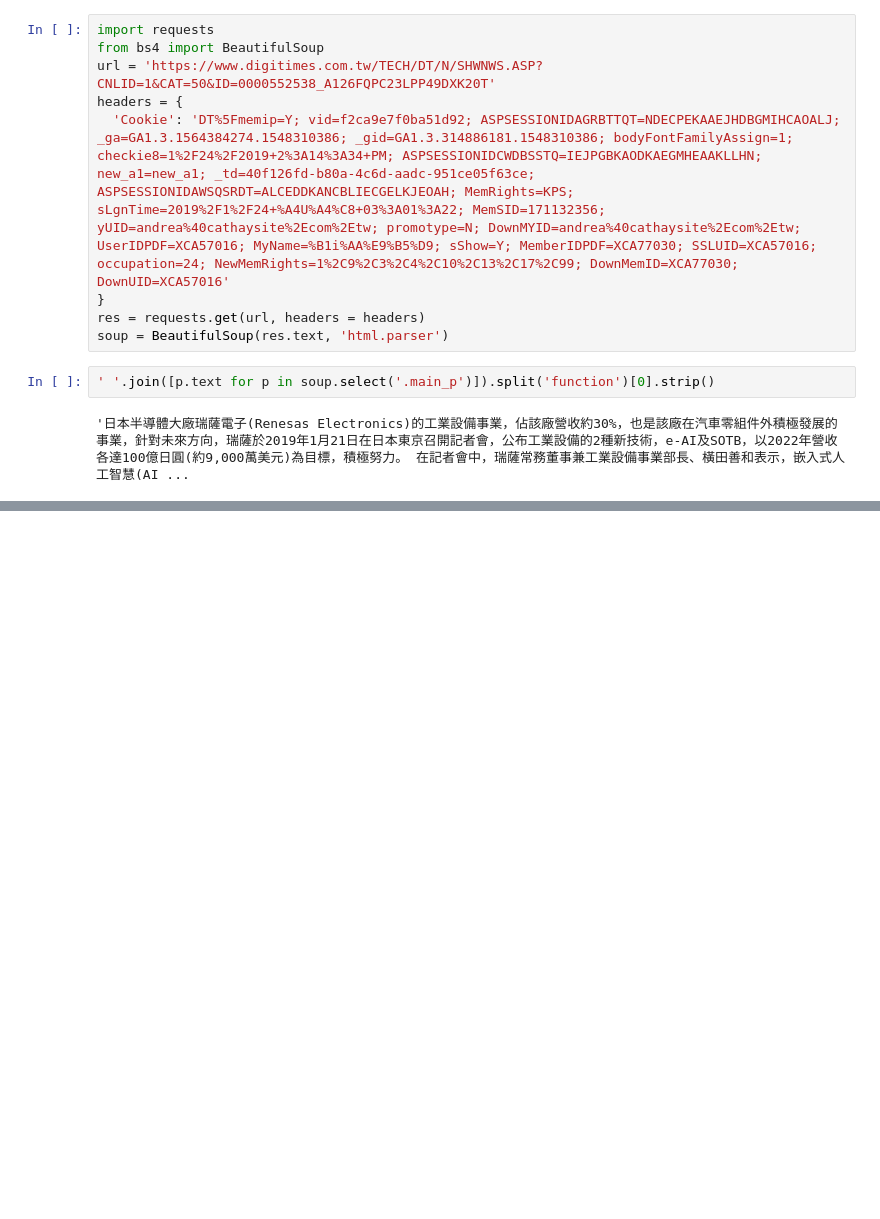
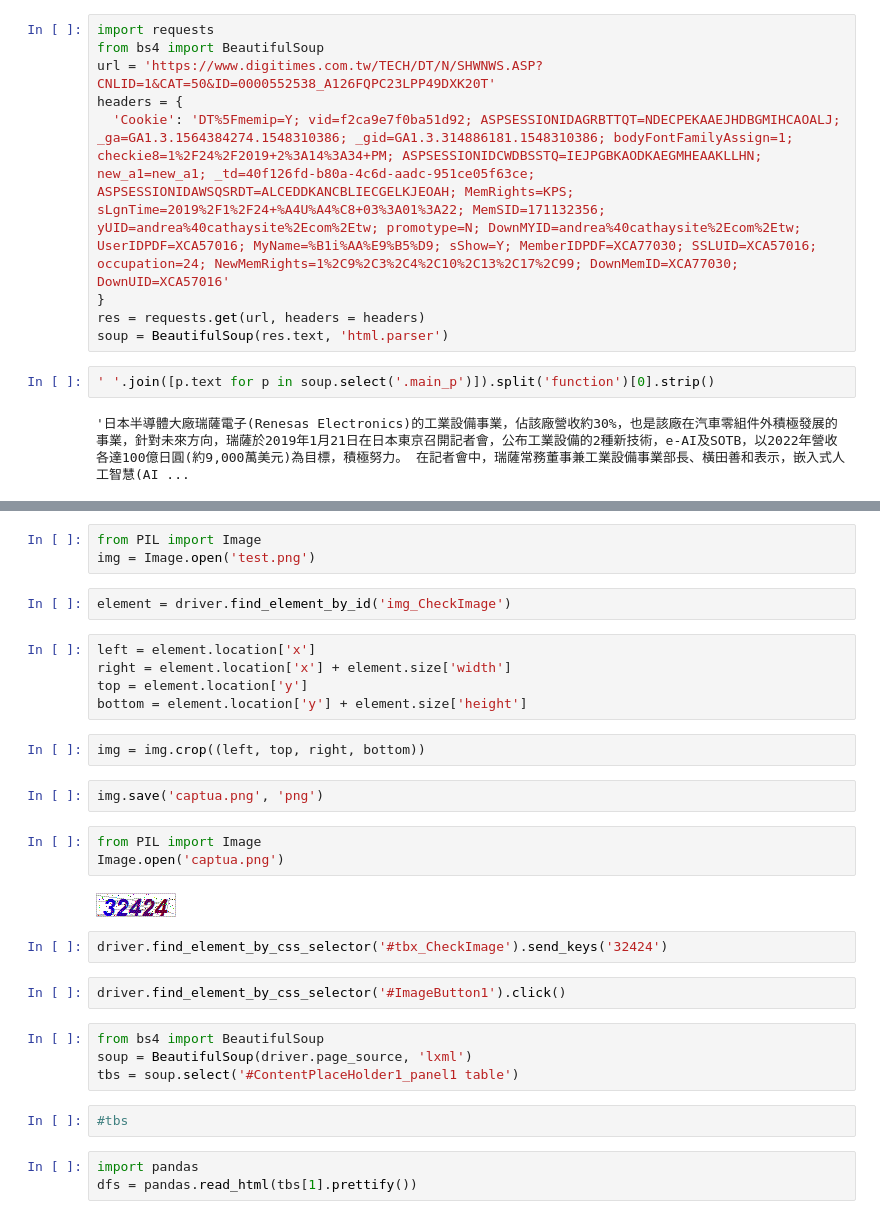
Before and after one commit to ywchiu/cathaysitecrawler, a Jupyter notebook: Demo20190124.ipynb, the cells around one changed output, grey strips where cells are left out. Cells and saved outputs as stored; diff of their text form; blank space fills up the shorter version.

```diff
--- a/Demo20190124.ipynb
+++ b/Demo20190124.ipynb
@@ -397,0 +525,32 @@ soup = BeautifulSoup(res.text, 'html.parser')
+# %%
+from PIL import Image
+img = Image.open('test.png')
+# %%
+element = driver.find_element_by_id('img_CheckImage')
+# %%
+left = element.location['x']
+right = element.location['x'] + element.size['width']
+top = element.location['y']
+bottom = element.location['y'] + element.size['height']
+# %%
+img = img.crop((left, top, right, bottom))
+# %%
+img.save('captua.png', 'png')
+# %%
+from PIL import Image
+Image.open('captua.png')
+# %% [output]
+[figure, added]
+# %%
+driver.find_element_by_css_selector('#tbx_CheckImage').send_keys('32424')
+# %%
+driver.find_element_by_css_selector('#ImageButton1').click()
+# %%
+from bs4 import BeautifulSoup
+soup = BeautifulSoup(driver.page_source, 'lxml')
+tbs = soup.select('#ContentPlaceHolder1_panel1 table')
+# %%
+#tbs
+# %%
+import pandas
+dfs = pandas.read_html(tbs[1].prettify())
```
Also changed, not shown: parts of 24 cells of this notebook.
